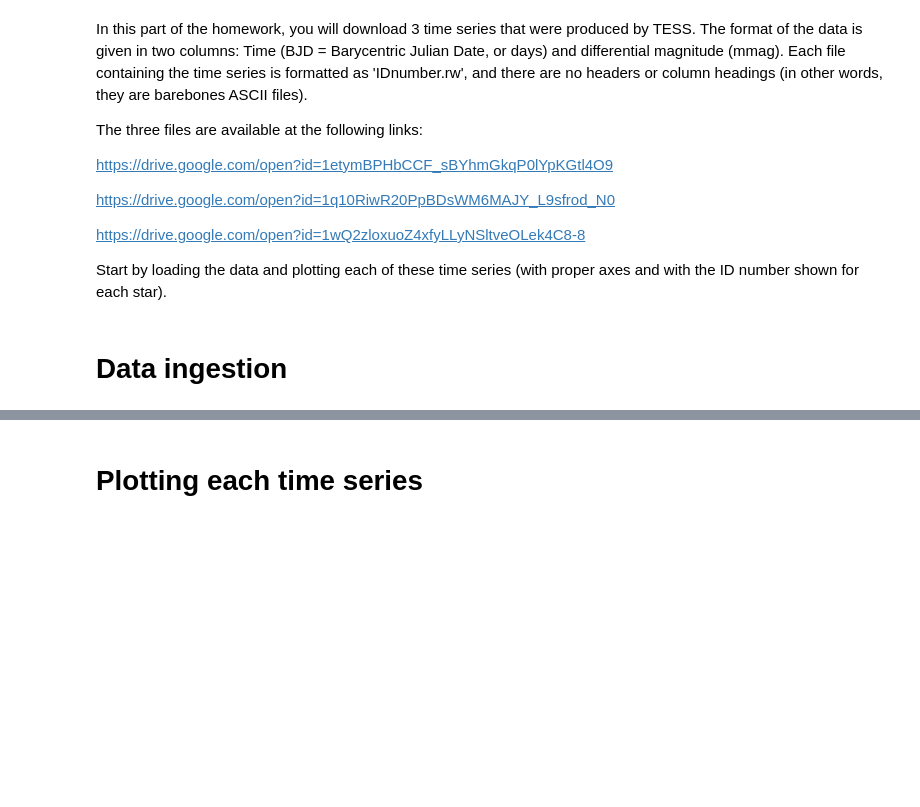
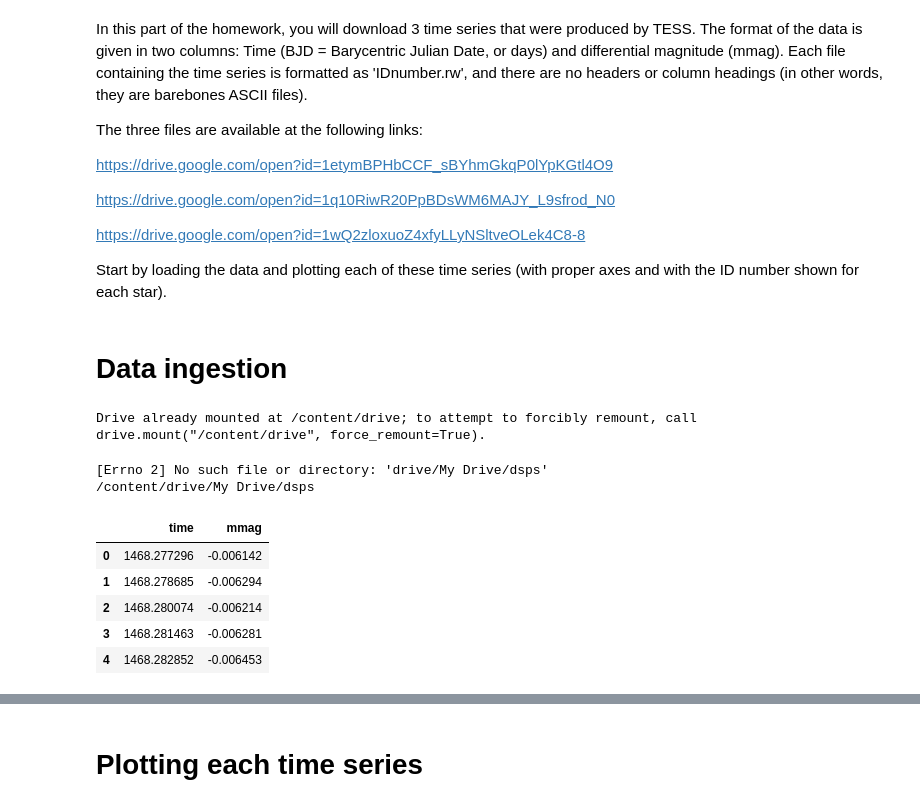
Before and after one commit to cath19/DSPS_-charty-, a Jupyter notebook: HW11/TESSlightcurves_cHarty.ipynb, the cells around one changed output, grey strips where cells are left out. Cells and saved outputs as stored; diff of their text form; code cells hidden in the pictures; blank space fills up the shorter version.

```diff
--- a/HW11/TESSlightcurves_cHarty.ipynb
+++ b/HW11/TESSlightcurves_cHarty.ipynb
@@ -30,0 +29,20 @@ from astropy.stats import LombScargle
+# %%
+from google.colab import drive
+drive.mount('/content/drive')
+# %% [output]
+Drive already mounted at /content/drive; to attempt to forcibly remount, call drive.mount("/content/drive", force_remount=True).
+# %%
+cd 'drive/My Drive/dsps'
+# %% [output]
+[Errno 2] No such file or directory: 'drive/My Drive/dsps'
+/content/drive/My Drive/dsps
+# %%
+timeSeries1 = pd.read_csv('011400909.rw', sep = ' ', names = ['time', 'mmag'])
+timeSeries1.head()
+# %% [output]
+|  | time | mmag |
+| 0 | 1468.277296 | -0.006142 |
+| 1 | 1468.278685 | -0.006294 |
+| 2 | 1468.280074 | -0.006214 |
+| 3 | 1468.281463 | -0.006281 |
+| 4 | 1468.282852 | -0.006453 |
```
Also changed, not shown: parts of 12 cells of this notebook.
